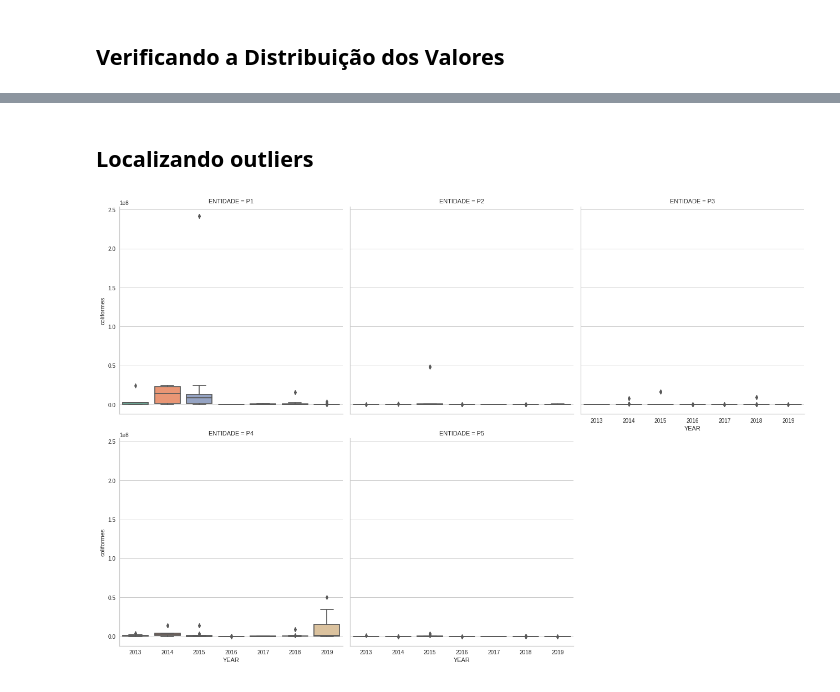
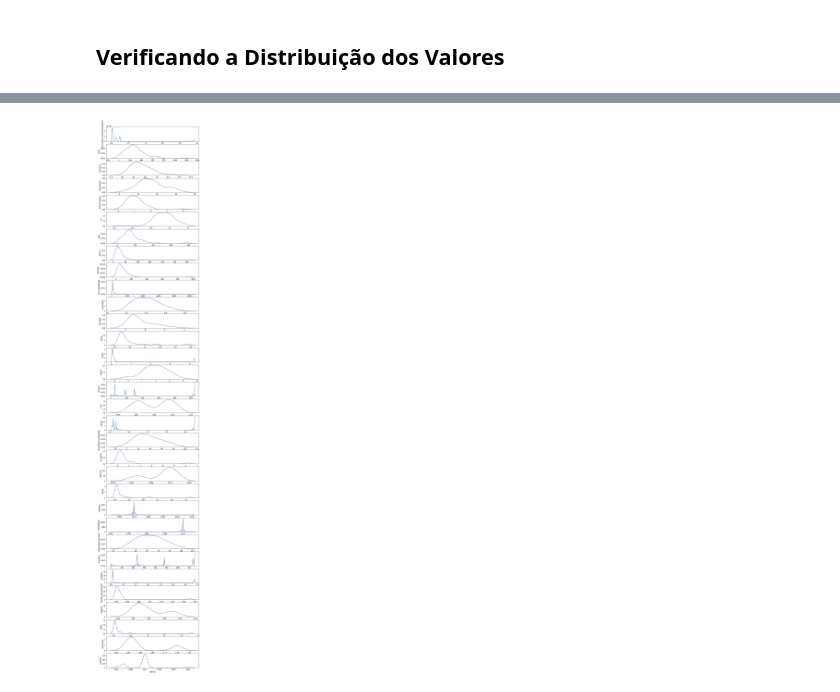
Before and after one commit to vcwild/wtp-datasets, a Jupyter notebook: EDA.ipynb, the cells around one changed output, grey strips where cells are left out. Cells and saved outputs as stored; diff of their text form; code cells hidden in the pictures.

```diff
--- a/EDA.ipynb
+++ b/EDA.ipynb
@@ -181,8 +153,0 @@ plt.title(f"{name.capitalize()} - Função Densidade de Probabilidade (PDF)");
-# %%
-plt.figure(figsize=(15, 8))
-g = sns.FacetGrid(data=df, col="ENTIDADE", col_wrap=3, height=6, dropna=True)
-g = g.map(sns.lineplot, "DATA", name, marker=".", palette="Set2")
-plt.show();
-# for ax in g.axes.flat:
-#     for label in ax.get_xticklabels():
-#         label.set_rotation(90)
@@ -192,7 +154,15 @@ plt.show();
-# %% [markdown]
-## Localizando outliers
-# %%
-g = sns.FacetGrid(data=df, col="ENTIDADE", col_wrap=3, height=6, dropna=True);
-g = g.map(sns.boxplot, "YEAR", name, palette="Set2")
-# %% [output]
-[figure, removed]
+# %%
+# Método 1 - Removendo dados nulos
+fig, axs = plt.subplots(len(cols), 1)
+fig.set_figheight(60)
+
+for key, col in enumerate(cols):
+    g = sns.distplot(
+        a=df_ordered[col].dropna(),
+        hist=False,
+        kde=True,
+        ax=axs[key]
+    )
+    g.set_ylabel(col);
+# %% [output]
+[figure, added]
```
Also changed, not shown: parts of 24 cells of this notebook.
